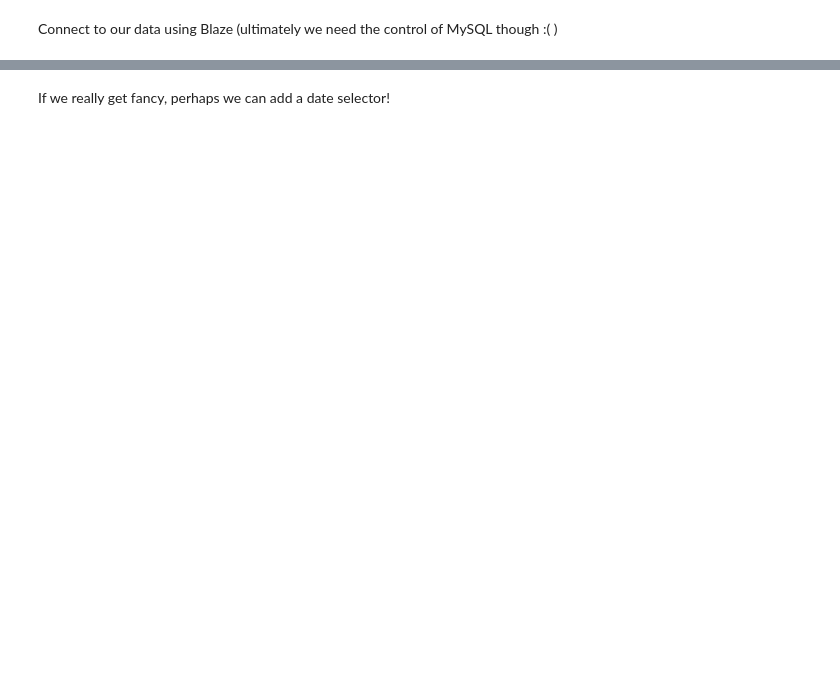
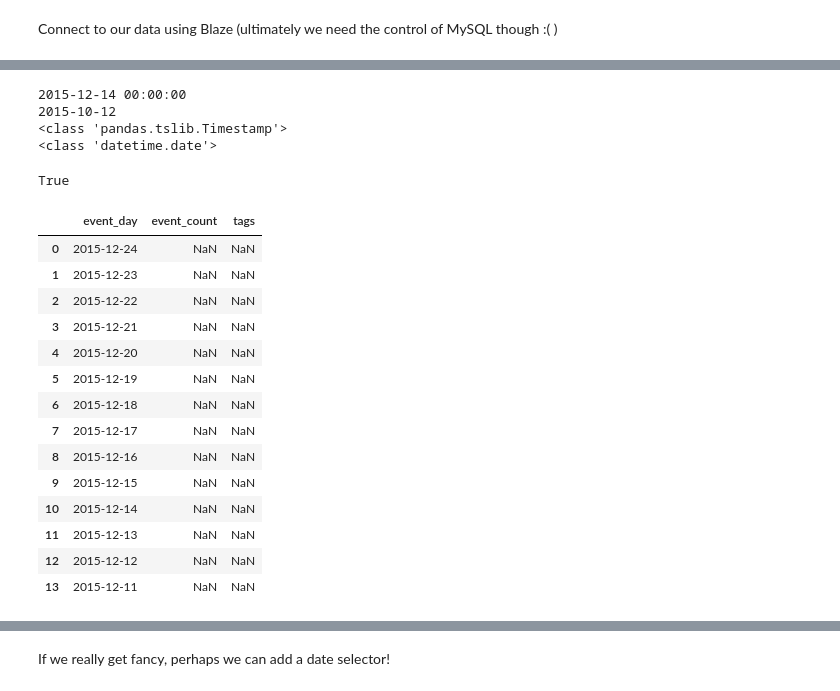
Before and after one commit to zcarwile/quixotic, a Jupyter notebook: quixotic_analytics.ipynb, the cells around one changed output, grey strips where cells are left out. Drawn from its saved outputs; the diff is of its cells as text; code cells hidden in the pictures; blank space fills up the shorter version.

Commit message:
Fixed datetime support in views

```diff
--- a/quixotic_analytics.ipynb
+++ b/quixotic_analytics.ipynb
@@ -27,0 +12,2 @@ t.events_by_day
+# %%
+events_df = odo(t.events_by_day2, pd.DataFrame)
@@ -27,0 +48,30 @@ t.events_by_day
+# %%
+print(days.event_day.loc[10])
+print(events_df.event_day.loc[10])
+print(type(days.event_day.loc[10]))
+print(type(events_df.event_day.loc[10]))
+hours.event_hour.loc[95] == events_dfh.event_hour.loc[804]
+# %% [output]
+2015-12-14 00:00:00
+2015-10-12
+<class 'pandas.tslib.Timestamp'>
+<class 'datetime.date'>
+True
+# %%
+days.merge(events_df, on='event_day', how='left')
+# %% [output]
+|  | event_day | event_count | tags |
+| 0 | 2015-12-24 | NaN | NaN |
+| 1 | 2015-12-23 | NaN | NaN |
+| 2 | 2015-12-22 | NaN | NaN |
+| 3 | 2015-12-21 | NaN | NaN |
+| 4 | 2015-12-20 | NaN | NaN |
+| 5 | 2015-12-19 | NaN | NaN |
+| 6 | 2015-12-18 | NaN | NaN |
+| 7 | 2015-12-17 | NaN | NaN |
+| 8 | 2015-12-16 | NaN | NaN |
+| 9 | 2015-12-15 | NaN | NaN |
+| 10 | 2015-12-14 | NaN | NaN |
+| 11 | 2015-12-13 | NaN | NaN |
+| 12 | 2015-12-12 | NaN | NaN |
+| 13 | 2015-12-11 | NaN | NaN |
```
Also changed, not shown: parts of 31 cells of this notebook, 1 other file.
